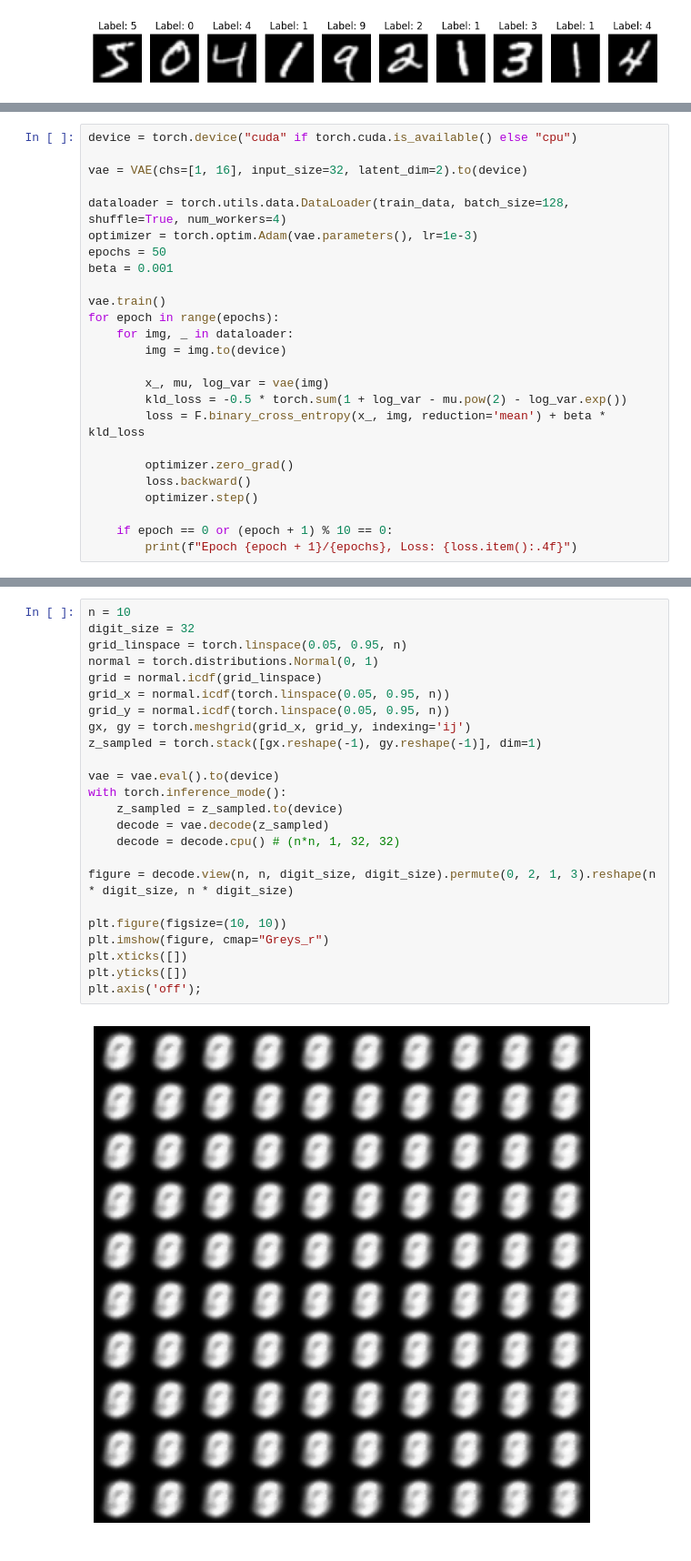
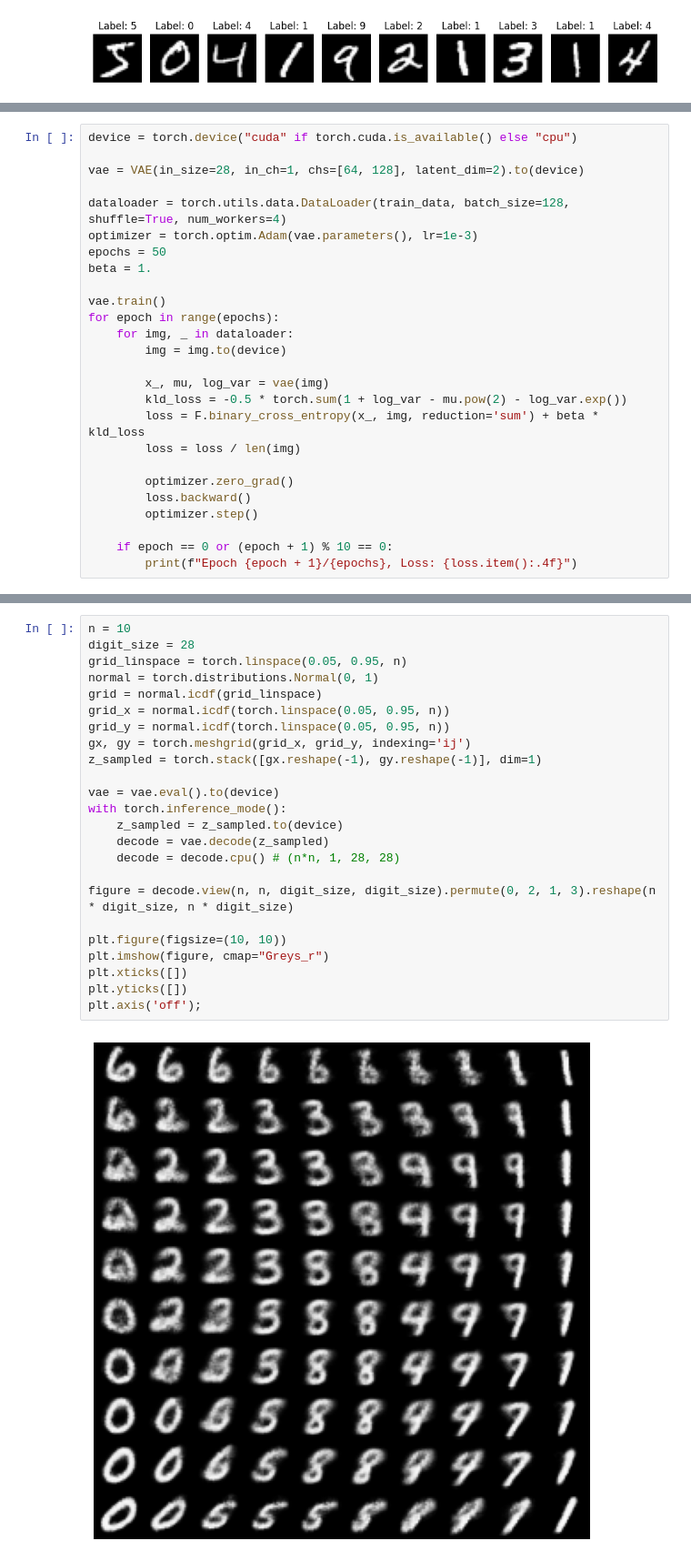
Before and after one commit to Elivis-AI/reproductions, a Jupyter notebook: VAE/demo_mnist.ipynb, the cells around one changed output, grey strips where cells are left out. Shown at 91% size. Cells and saved outputs as stored; diff of their text form.

```diff
--- a/VAE/demo_mnist.ipynb
+++ b/VAE/demo_mnist.ipynb
@@ -47,12 +47,12 @@ torch.Size([1, 64]) torch.Size([1, 64])
 # %%
 device = torch.device("cuda" if torch.cuda.is_available() else "cpu")
 
-vae = VAE(chs=[1, 16], input_size=32, latent_dim=2).to(device)
+vae = VAE(in_size=28, in_ch=1, chs=[64, 128], latent_dim=2).to(device)
 
 dataloader = torch.utils.data.DataLoader(train_data, batch_size=128, shuffle=True, num_workers=4)
 optimizer = torch.optim.Adam(vae.parameters(), lr=1e-3)
 epochs = 50
-beta = 0.001
+beta = 1.
 
 vae.train()
 for epoch in range(epochs):
@@ -61,7 +61,8 @@ for epoch in range(epochs):
 
         x_, mu, log_var = vae(img)
         kld_loss = -0.5 * torch.sum(1 + log_var - mu.pow(2) - log_var.exp())
-        loss = F.binary_cross_entropy(x_, img, reduction='mean') + beta * kld_loss
+        loss = F.binary_cross_entropy(x_, img, reduction='sum') + beta * kld_loss
+        loss = loss / len(img)
 
         optimizer.zero_grad()
         loss.backward()
@@ -98,26 +99,26 @@ plt.show()
 # %%
 n = 10
-digit_size = 32
+digit_size = 28
 grid_linspace = torch.linspace(0.05, 0.95, n)
 normal = torch.distributions.Normal(0, 1)
 grid = normal.icdf(grid_linspace)
 grid_x = normal.icdf(torch.linspace(0.05, 0.95, n))
 grid_y = normal.icdf(torch.linspace(0.05, 0.95, n))
 gx, gy = torch.meshgrid(grid_x, grid_y, indexing='ij')
 z_sampled = torch.stack([gx.reshape(-1), gy.reshape(-1)], dim=1)
 
 vae = vae.eval().to(device)
 with torch.inference_mode():
     z_sampled = z_sampled.to(device)
     decode = vae.decode(z_sampled)
-    decode = decode.cpu() # (n*n, 1, 32, 32)
+    decode = decode.cpu() # (n*n, 1, 28, 28)
 
 figure = decode.view(n, n, digit_size, digit_size).permute(0, 2, 1, 3).reshape(n * digit_size, n * digit_size)
 
 plt.figure(figsize=(10, 10))
 plt.imshow(figure, cmap="Greys_r")
 plt.xticks([])
 plt.yticks([])
 plt.axis('off');
 # %% [output]
-[figure, old version]
+[figure, new version]
```
Also changed, not shown: parts of 4 cells of this notebook, 2 other files.
